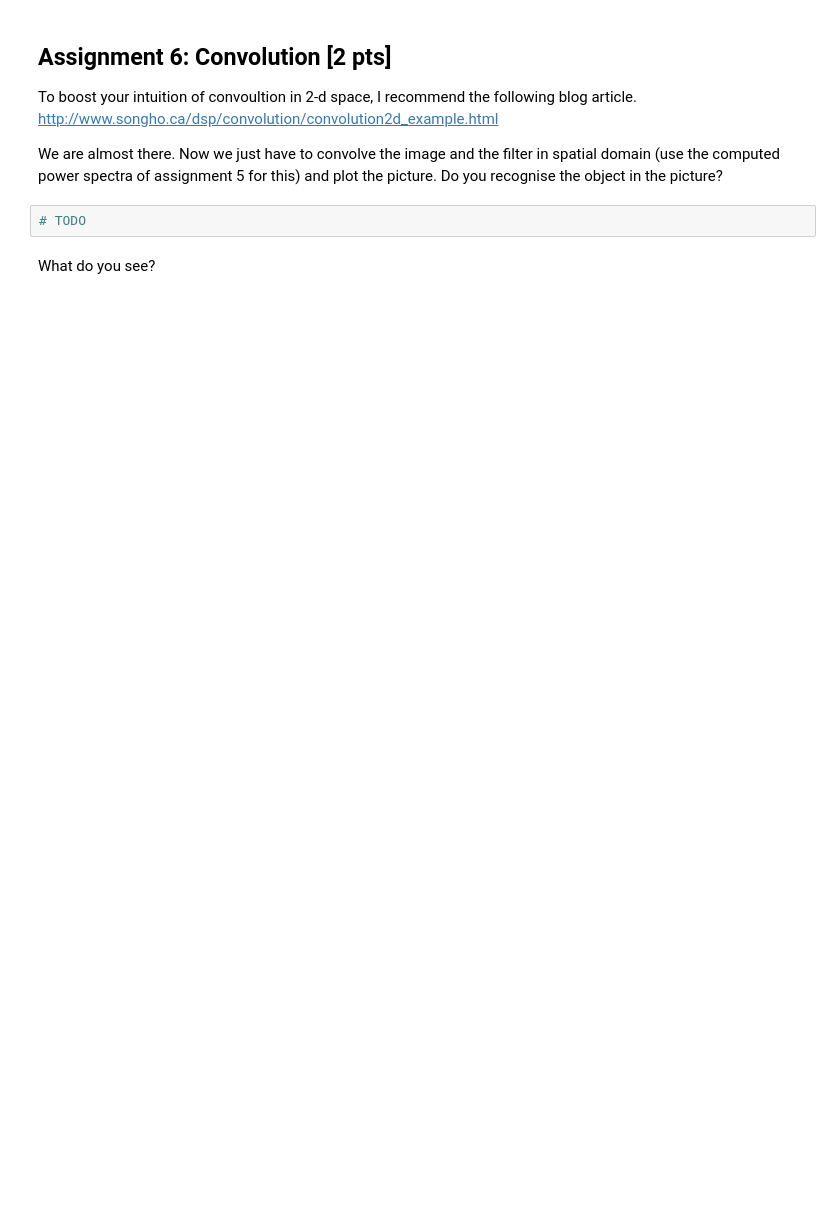
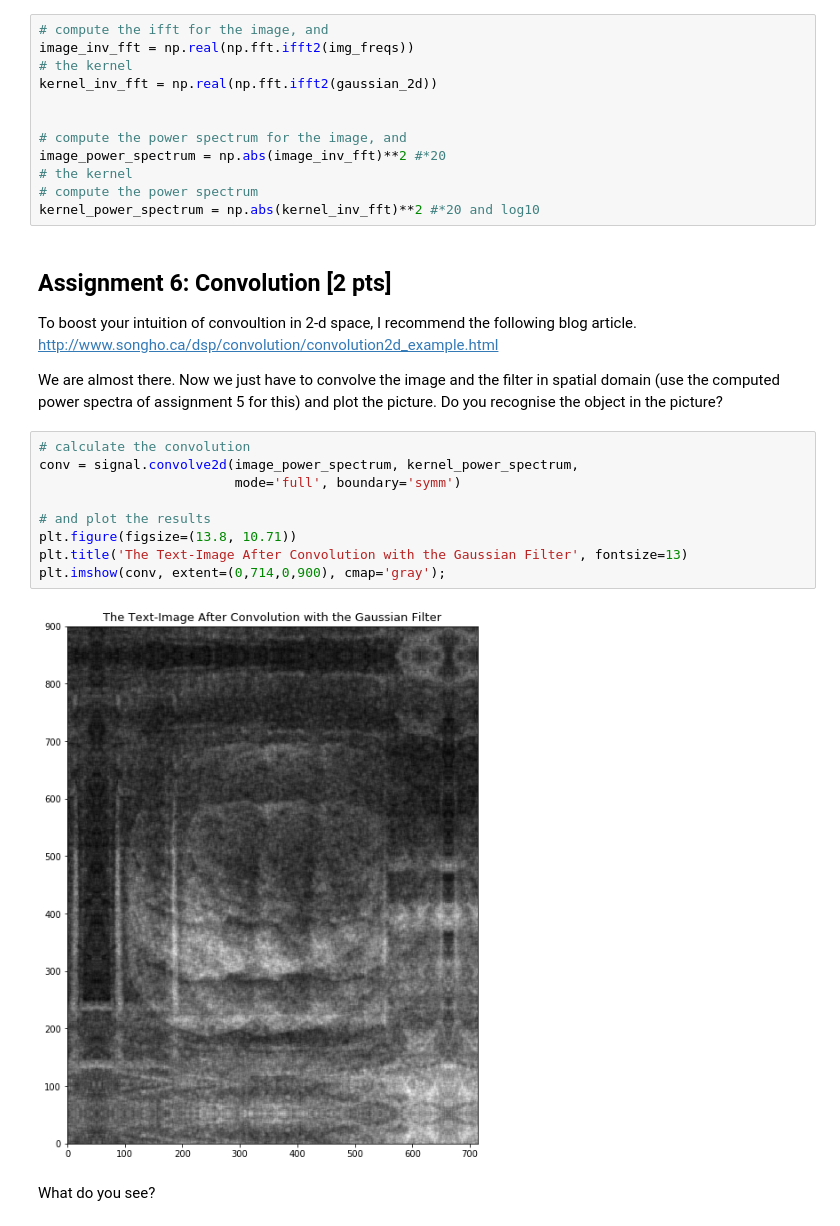
Before and after one commit to NBP-ACC/week-9-acc_01, a Jupyter notebook: sheet07.ipynb, the cells around one changed output. Cells and saved outputs as stored; diff of their text form; blank space fills up the shorter version.

```diff
--- a/sheet07.ipynb
+++ b/sheet07.ipynb
@@ -178,3 +206,15 @@ Right now the picture and the filters are both in frequency domain. Let's bring
+# %%
+# compute the ifft for the image, and
+image_inv_fft = np.real(np.fft.ifft2(img_freqs))
+# the kernel
+kernel_inv_fft = np.real(np.fft.ifft2(gaussian_2d))
+
+
+# compute the power spectrum for the image, and
+image_power_spectrum = np.abs(image_inv_fft)**2 #*20
+# the kernel
+# compute the power spectrum
+kernel_power_spectrum = np.abs(kernel_inv_fft)**2 #*20 and log10
 # %% [markdown]
 ## Assignment 6: Convolution [2 pts]
 
@@ -183,7 +223,16 @@ http://www.songho.ca/dsp/convolution/convolution2d_example.html
 
 
 We are almost there. Now we just have to convolve the image and the filter in spatial domain (use the computed power spectra of assignment 5 for this) and plot the picture. Do you recognise the object in the picture?
-# %%
-# TODO
+# %%
+# calculate the convolution
+conv = signal.convolve2d(image_power_spectrum, kernel_power_spectrum,
+                         mode='full', boundary='symm')
+
+# and plot the results
+plt.figure(figsize=(13.8, 10.71))
+plt.title('The Text-Image After Convolution with the Gaussian Filter', fontsize=13)
+plt.imshow(conv, extent=(0,714,0,900), cmap='gray');
+# %% [output]
+[figure, added]
 # %% [markdown]
 What do you see?
```
Also changed, not shown: parts of 11 cells of this notebook.
